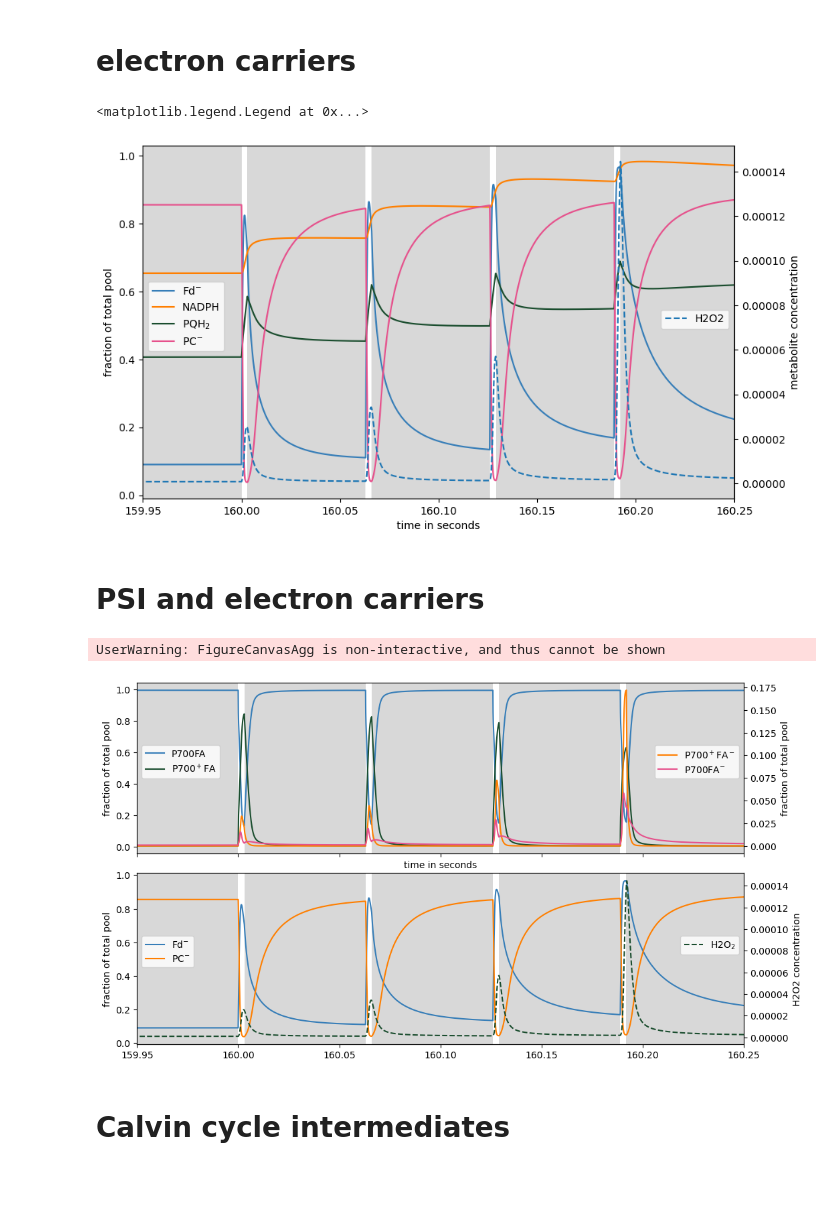
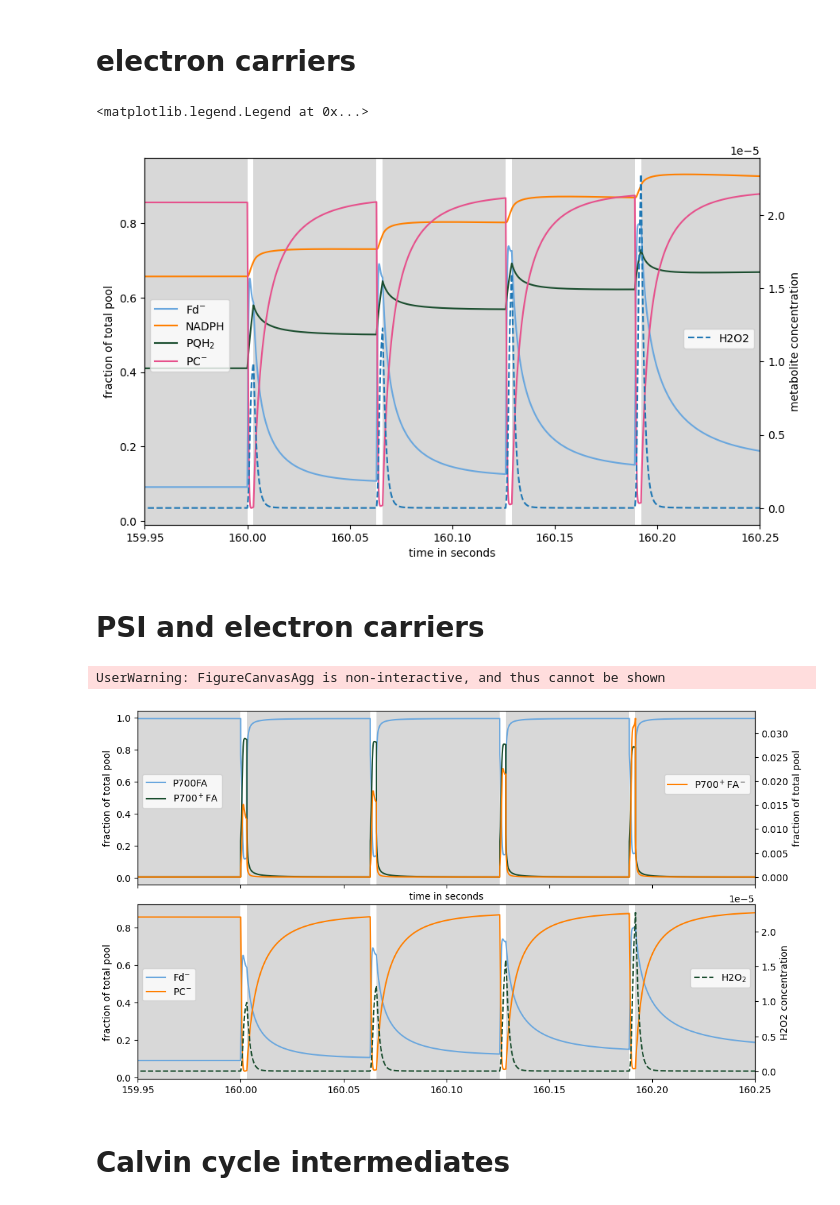
Before and after one commit to A-Potthoff/QTB_modeling, a Jupyter notebook: analyses/PIRK.ipynb, the cells around one changed output. Drawn from its saved outputs; the diff is of its cells as text; code cells hidden in the pictures.

```diff
--- a/analyses/PIRK.ipynb
+++ b/analyses/PIRK.ipynb
@@ -10,12 +10,11 @@ if "already_run" not in globals():
 
 colors, colours = colourblind_palette("own")
 
-
 analysis = "PIRKs"
 
 model = "cyclic_2021"
-model = "latest_dev"
-model = "new_PSI"
+#model = "latest_dev"
+#model = "new_PSI"
 
 m = load_model(model)
 # %% [output]
@@ -166,0 +171,32 @@ save_fig(fig, model, analysis, "PSI_states")
+# %%
+fig,(ax1,ax2)=plt.subplots(2,1,figsize=(10,5), sharex=True)
+#ax2 = ax1.twinx()
+
+ax1.plot(c["rel_B0"], label="B0", color=colors[0])
+ax1.plot(c["rel_B2"], label="B2", color =colors[2])
+ax2.plot(c["rel_B3"], label="B3", color=colors[3])
+ax2.plot(c["rel_B1"], label="B1", color=colors[1])
+
+#dark periods
+for ax in (ax1, ax2):
+    ax.axvspan(100, 160, color='grey', alpha=0.5, lw=0)
+    for start, end in dark_periods:
+        ax.axvspan(start, end, color='grey', alpha=0.5, lw=0)
+
+ax1.set(xlim=(159.99,160.25),
+    #xlim=(159.9995, 160.004),
+    #ylim=(0.16,0.5),
+    ylabel=("relative abundance"))
+
+#ax2.set_yscale("log")
+ax2.set(xlim=(159.99,160.25),
+    #xlim=(159.9995, 160.004),
+    ylim=(-.00000005, 0.000001),
+    xlabel=("time (s)"),
+    ylabel=("relative abundance"))
+
+#legends
+ax1.legend(loc="upper right", bbox_to_anchor=(1, 0.7))
+ax2.legend(loc = "upper right", bbox_to_anchor=(1, 0.7))
+
+fig.show()
@@ -236,7 +278,7 @@ ax1.legend(loc='upper left', bbox_to_anchor=(0, 0.63))
 ax2.legend(loc='upper right', bbox_to_anchor=(1, 0.55))
 # %% [output]
 <matplotlib.legend.Legend at 0x...>
-[figure, old version]
+[figure, new version]
 # %%
 save_fig(fig, model, analysis, "electron_carriers")
 # %% [markdown]
@@ -252,35 +294,36 @@ fig.tight_layout()
 ax1.plot(c["rel_P700FA"], label="P700FA", color=colors[0])
 ax11.plot(c["rel_P700+FA-"], label="P700$^+$FA$^-$", color=colors[1])
 ax1.plot(c["rel_P700+FA"], label="P700$^+$FA", color =colors[2])
-ax11.plot(c["rel_P700FA-"], label = "P700FA$^{-}$", color=colors[3])
+if model != "cyclic_2021":
+        ax11.plot(c["rel_P700FA-"], label = "P700FA$^{-}$", color=colors[3])
 
 ax2.plot(c["Fd_redoxstate"], label = "Fd$^{-}$", color=colors[0])
 ax2.plot(c["PC_redoxstate"], label = "PC$^{-}$", color=colors[1])
 
 ax21.plot(c["H2O2"], label = "H2O$_{2}$", linestyle ="--", color=colors[2])
 
 ax1.set(xlim=(159.95,160.25),
         #ylim=(0.16,0.5),
         xlabel=("time in seconds"),
         ylabel=("fraction of total pool"))
 ax11.set_ylabel("fraction of total pool")
 ax2.set_ylabel("fraction of total pool")
 ax21.set_ylabel("H2O2 concentration")
 
 for ax in [ax1, ax2]:
         ax.axvspan(100, 160, color='grey', alpha=0.3, lw=0)
         for start, end in dark_periods:
                 ax.axvspan(start, end, color='grey', alpha=0.3, lw=0)
 
 ax1.legend(loc='upper left', bbox_to_anchor=(0, 0.66))
 ax11.legend(loc='upper right', bbox_to_anchor=(1, 0.66))
 ax2.legend(loc='upper left', bbox_to_anchor=(0, 0.66))
 ax21.legend(loc='upper right', bbox_to_anchor=(1, 0.66))
 
 fig.show()
 # %% [output]
 UserWarning: FigureCanvasAgg is non-interactive, and thus cannot be shown
-[figure, old version]
+[figure, new version]
 # %%
 save_fig(fig, model, analysis, "PSI_and_electron_carriers")
 # %% [markdown]
```
Also changed, not shown: parts of 9 cells of this notebook, 53 other files.
